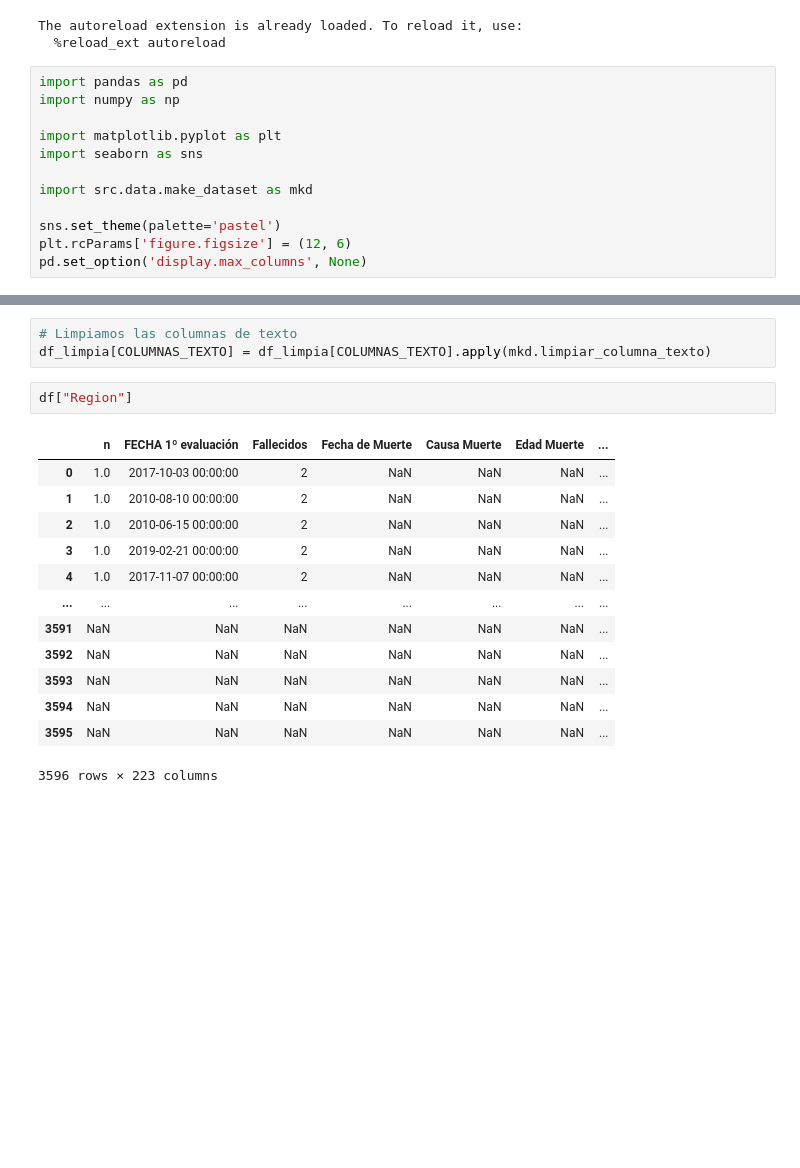
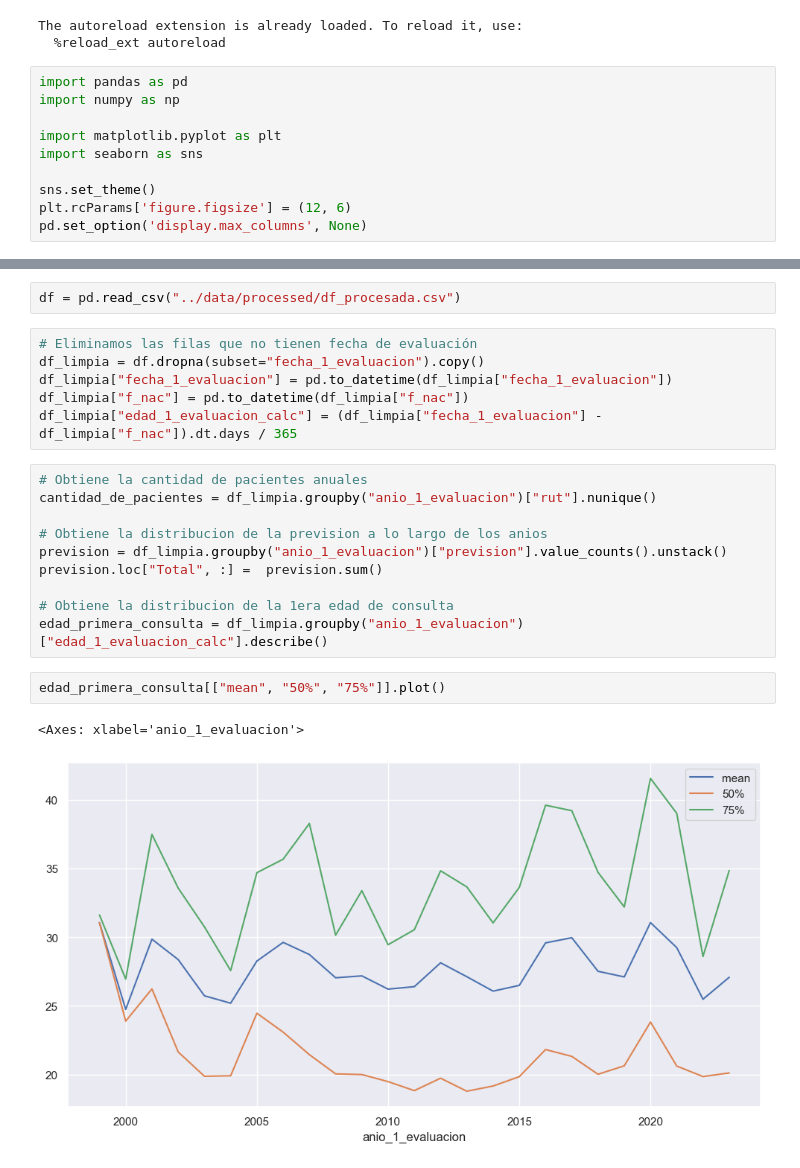
Before and after one commit to JavierRojas14/congenitas-ambulatorio, a Jupyter notebook: notebooks/test.ipynb, the cells around one changed output, grey strips where cells are left out. Drawn from its saved outputs; the diff is of its cells as text; blank space fills up the shorter version.

Commit message:
Obtiene resumen de primera consulta

```diff
--- a/notebooks/test.ipynb
+++ b/notebooks/test.ipynb
@@ -18,9 +18,7 @@ import numpy as np
 import matplotlib.pyplot as plt
 import seaborn as sns
 
-import src.data.make_dataset as mkd
-
-sns.set_theme(palette='pastel')
+sns.set_theme()
 plt.rcParams['figure.figsize'] = (12, 6)
 pd.set_option('display.max_columns', None)
 # %%
@@ -43,19 +26,23 @@ df_limpia = df_limpia[COLUMNAS_TOTALES]
-# %%
-# Limpiamos las columnas de texto
-df_limpia[COLUMNAS_TEXTO] = df_limpia[COLUMNAS_TEXTO].apply(mkd.limpiar_columna_texto)
-# %%
-df["Region"]
-# %% [output]
-|  | n | FECHA 1º evaluación | Fallecidos | Fecha de Muerte | Causa Muerte | Edad Muerte | ... |
-| 0 | 1.0 | 2017-10-03 00:00:00 | 2 | NaN | NaN | NaN | ... |
-| 1 | 1.0 | 2010-08-10 00:00:00 | 2 | NaN | NaN | NaN | ... |
-| 2 | 1.0 | 2010-06-15 00:00:00 | 2 | NaN | NaN | NaN | ... |
-| 3 | 1.0 | 2019-02-21 00:00:00 | 2 | NaN | NaN | NaN | ... |
-| 4 | 1.0 | 2017-11-07 00:00:00 | 2 | NaN | NaN | NaN | ... |
-| ... | ... | ... | ... | ... | ... | ... | ... |
-| 3591 | NaN | NaN | NaN | NaN | NaN | NaN | ... |
-| 3592 | NaN | NaN | NaN | NaN | NaN | NaN | ... |
-| 3593 | NaN | NaN | NaN | NaN | NaN | NaN | ... |
-| 3594 | NaN | NaN | NaN | NaN | NaN | NaN | ... |
-| 3595 | NaN | NaN | NaN | NaN | NaN | NaN | ... |
-3596 rows × 223 columns
+# %%
+df = pd.read_csv("../data/processed/df_procesada.csv")
+# %%
+# Eliminamos las filas que no tienen fecha de evaluación
+df_limpia = df.dropna(subset="fecha_1_evaluacion").copy()
+df_limpia["fecha_1_evaluacion"] = pd.to_datetime(df_limpia["fecha_1_evaluacion"])
+df_limpia["f_nac"] = pd.to_datetime(df_limpia["f_nac"])
+df_limpia["edad_1_evaluacion_calc"] = (df_limpia["fecha_1_evaluacion"] - df_limpia["f_nac"]).dt.days / 365
+# %%
+# Obtiene la cantidad de pacientes anuales
+cantidad_de_pacientes = df_limpia.groupby("anio_1_evaluacion")["rut"].nunique()
+
+# Obtiene la distribucion de la prevision a lo largo de los anios
+prevision = df_limpia.groupby("anio_1_evaluacion")["prevision"].value_counts().unstack()
+prevision.loc["Total", :] =  prevision.sum()
+
+# Obtiene la distribucion de la 1era edad de consulta
+edad_primera_consulta = df_limpia.groupby("anio_1_evaluacion")["edad_1_evaluacion_calc"].describe()
+# %%
+edad_primera_consulta[["mean", "50%", "75%"]].plot()
+# %% [output]
+<Axes: xlabel='anio_1_evaluacion'>
+[figure, added]
```
Also changed, not shown: parts of 2 cells of this notebook.
